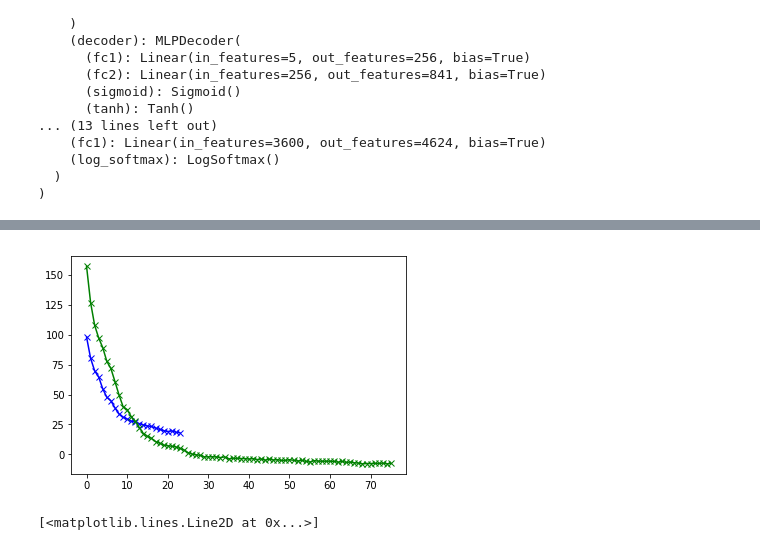
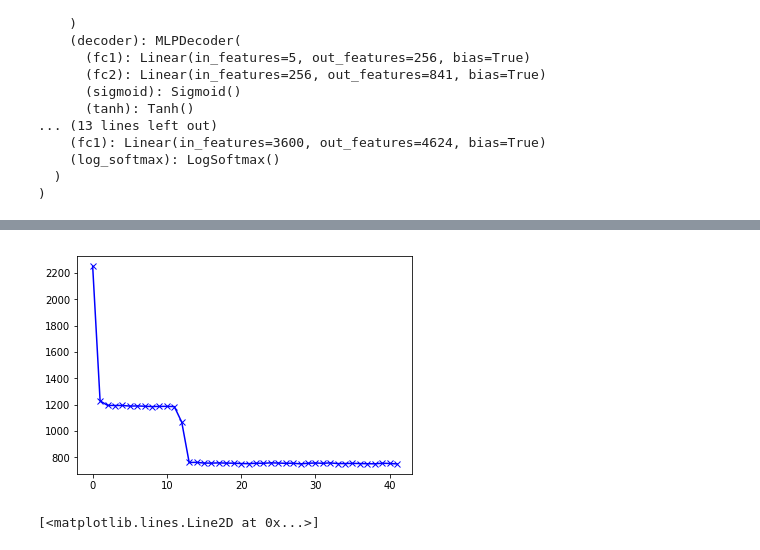
Before and after one commit to Runjing-Liu120/RaoBlackwellizedSGD, a Jupyter notebook: experiments/moving_mnist/MovingMnist_results.ipynb, the cells around one changed output, grey strips where cells are left out. Drawn from its saved outputs; the diff is of its cells as text; code cells hidden in the pictures.

```diff
--- a/experiments/moving_mnist/MovingMnist_results.ipynb
+++ b/experiments/moving_mnist/MovingMnist_results.ipynb
@@ -211,10 +150,10 @@ batch_losses_rb = np.load('./mnist_vae_results/moving_mnist_vae_topk5_batch_loss
 batch_losses_resample = np.load('./mnist_vae_results/moving_mnist_vae_nsamples6_batch_losses.npy')
 # %%
 # plt.plot(batch_losses, 'r-x');
-plt.plot(batch_losses_rb[4:-1], 'b-x');
-plt.plot(batch_losses_resample[4:-1], 'g-x');
+plt.plot(batch_losses_rb, 'b-x');
+# plt.plot(batch_losses_resample[4:-1], 'g-x');
 # %% [output]
-[figure, old version]
+[figure, new version]
 # %%
 test_losses = np.load('./mnist_vae_results/moving_mnist_vae_nsamples6_test_losses.npy')
 # %%
```
Also changed, not shown: parts of 16 cells of this notebook, 2 other files.
